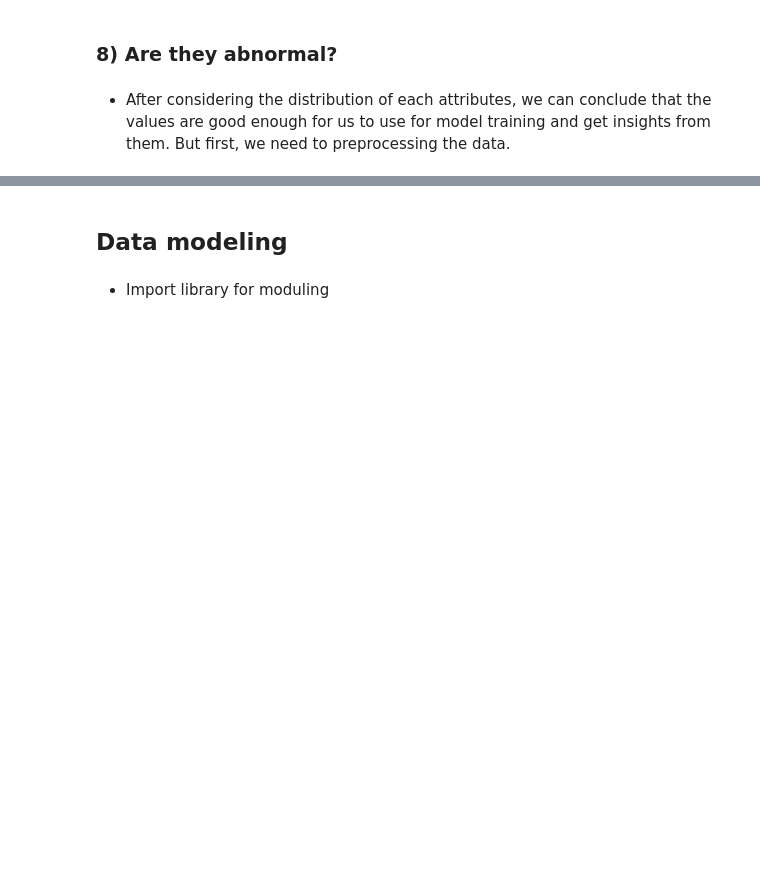
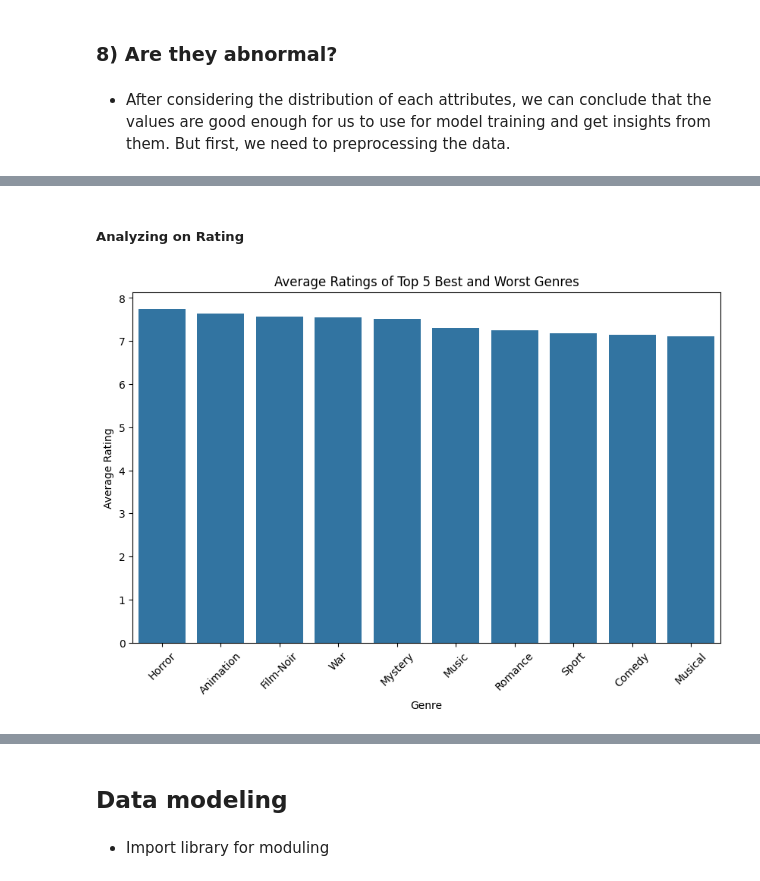
Before and after one commit to trandainien1/IntroDS_Final_Project, a Jupyter notebook: main.ipynb, the cells around one changed output, grey strips where cells are left out. Saved outputs shown, nothing was run; the diff lists cells and outputs as text; code cells hidden in the pictures; blank space fills up the shorter version.

Commit message:
Finish Exploration Question 1
Question 1: Which genres should we as a director want to make with?

```diff
--- a/main.ipynb
+++ b/main.ipynb
@@ -541,0 +561,15 @@ Name: count, Length: 1500, dtype: int64
+# %%
+# We'll split the genres column into separate rows
+df_genres = data_film.assign(Genre_Split=data_film['Genre'].str.split(',')).explode('Genre_Split')
+
+# Remove leading and trailing spaces
+df_genres['Genre_Split'] = df_genres['Genre_Split'].str.strip()
+
+# Get unique genres
+unique_genres = df_genres['Genre_Split'].unique()
+
+# Print the number of unique genres
+print("Number of unique genres:", len(unique_genres))
+
+# Print all unique genres
+print("Unique genres:", unique_genres)
@@ -541,0 +627,26 @@ Name: count, Length: 1500, dtype: int64
+# %% [markdown]
+##### Analyzing on Rating
+# %%
+# Then, we group by genres and calculate the average rating_stars
+average_ratings = df_genres.groupby('Genre_Split')['Rating'].mean()
+
+# Finally, we sort the result in descending order so the genres with the highest average ratings are on top
+average_ratings = average_ratings.sort_values(ascending=False)
+
+# Get the top 5 and bottom 5 genres
+top_5 = average_ratings.head(5)
+bottom_5 = average_ratings.tail(5)
+
+# Combine them into one Series
+combined = pd.concat([top_5, bottom_5])
+
+# Create a bar plot
+plt.figure(figsize=(10, 6))
+sns.barplot(x=combined.index, y=combined.values)
+plt.title('Average Ratings of Top 5 Best and Worst Genres')
+plt.xlabel('Genre')
+plt.ylabel('Average Rating')
+plt.xticks(rotation=45)
+plt.show()
+# %% [output]
+[figure, added]
```
Also changed, not shown: parts of 22 cells of this notebook.
